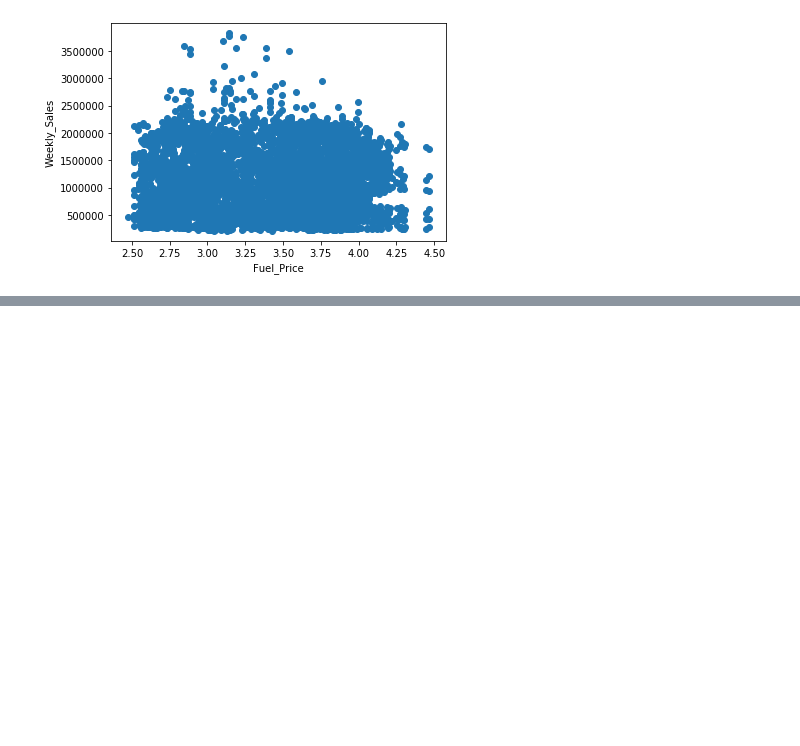
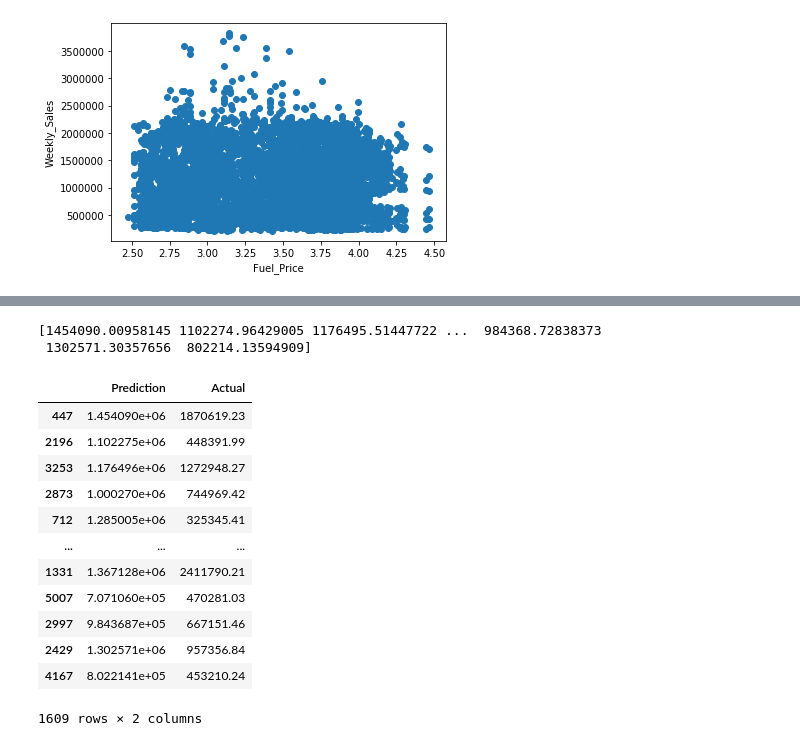
Before and after one commit to Franceskling/final_project, a Jupyter notebook: machine_learning/machine_learning_2.ipynb, the cells around one changed output, grey strips where cells are left out. Drawn from its saved outputs; the diff is of its cells as text; code cells hidden in the pictures; blank space fills up the shorter version.

```diff
--- a/machine_learning/machine_learning_2.ipynb
+++ b/machine_learning/machine_learning_2.ipynb
@@ -40,4 +114,26 @@ model.fit(X_train_scaled, y_train)
 # %%
 # X is indepaendent variaable provide number of prediction
-y_pred=model.predict(X)
-print(y_pred.shape)
+y_pred=model.predict(X_test_scaled)
+print(y_pred)
+# %% [output]
+[1454090.00958145 1102274.96429005 1176495.51447722 ...  984368.72838373
+ 1302571.30357656  802214.13594909]
+# %%
+# Predict outcomes for test data set
+
+predictions=pd.DataFrame({"Prediction": y_pred, "Actual": y_test})
+predictions
+# %% [output]
+|  | Prediction | Actual |
+| 447 | 1.454090e+06 | 1870619.23 |
+| 2196 | 1.102275e+06 | 448391.99 |
+| 3253 | 1.176496e+06 | 1272948.27 |
+| 2873 | 1.000270e+06 | 744969.42 |
+| 712 | 1.285005e+06 | 325345.41 |
+| ... | ... | ... |
+| 1331 | 1.367128e+06 | 2411790.21 |
+| 5007 | 7.071060e+05 | 470281.03 |
+| 2997 | 9.843687e+05 | 667151.46 |
+| 2429 | 1.302571e+06 | 957356.84 |
+| 4167 | 8.022141e+05 | 453210.24 |
+1609 rows × 2 columns
```
Also changed, not shown: parts of 18 cells of this notebook.
